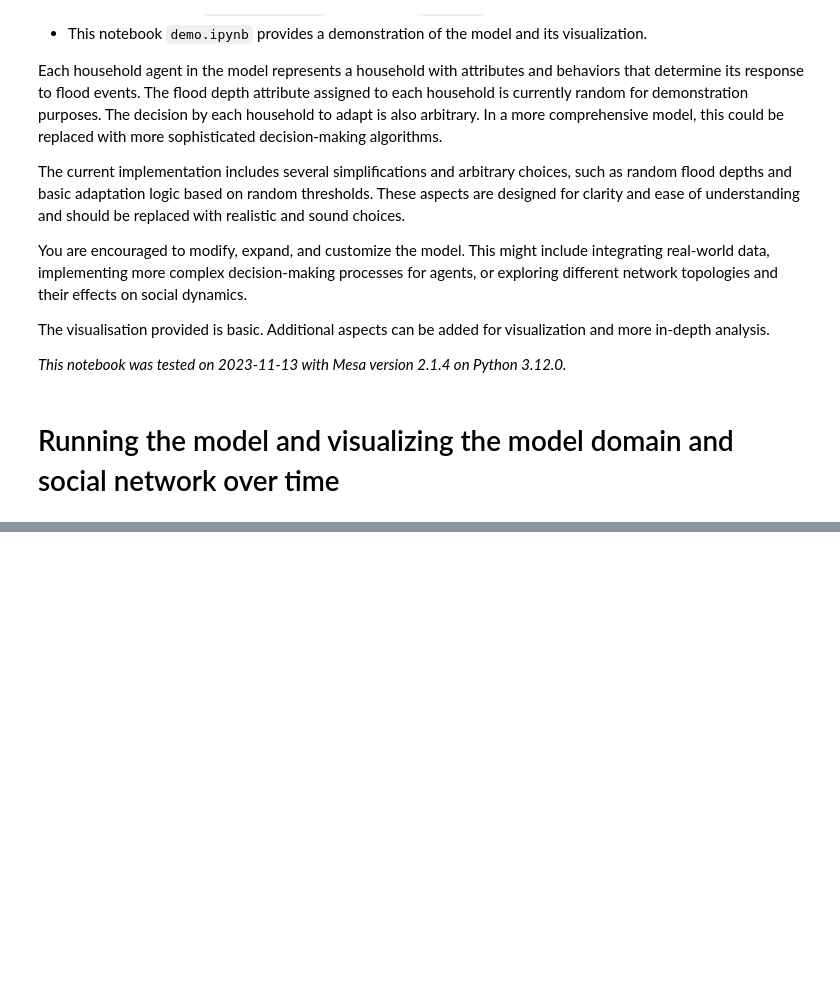
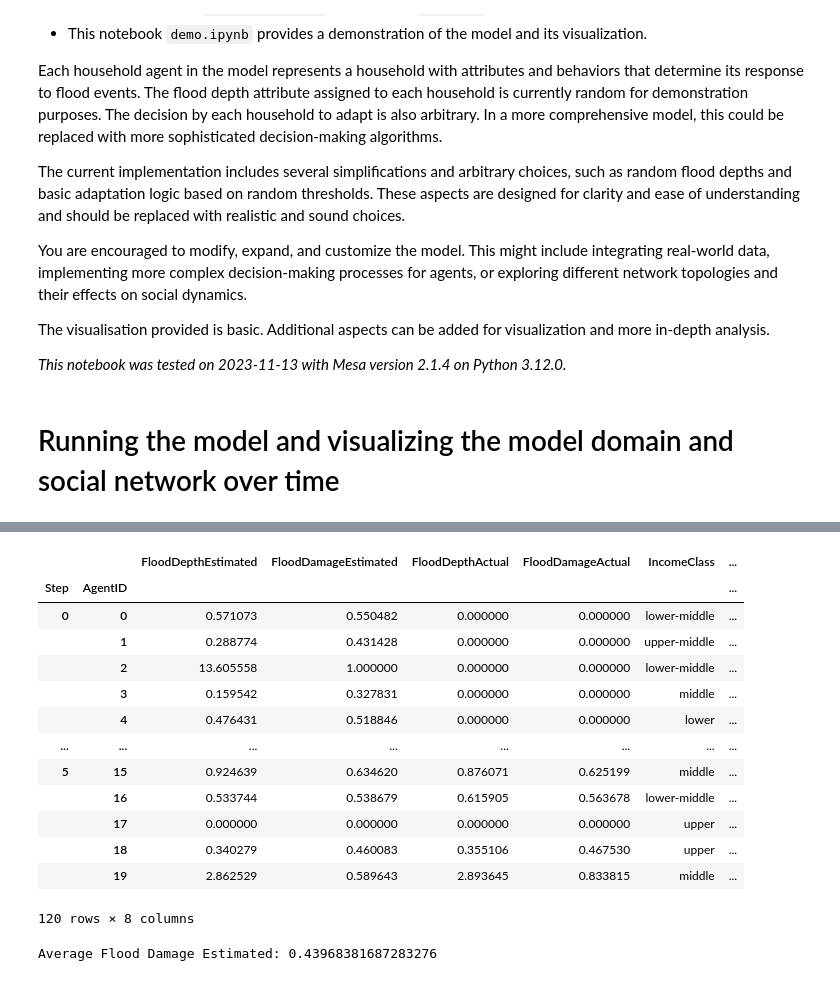
Before and after one commit to WoutervdVeen/ABM-SEN1211, a Jupyter notebook: base_model_mesa/model/demo.ipynb, the cells around one changed output, grey strips where cells are left out. Drawn from its saved outputs; the diff is of its cells as text; code cells hidden in the pictures; blank space fills up the shorter version.

```diff
--- a/base_model_mesa/model/demo.ipynb
+++ b/base_model_mesa/model/demo.ipynb
@@ -114,3 +138,31 @@ specific_agent_data
+# %%
+agent_data = model.datacollector.get_agent_vars_dataframe()
+agent_data
+# %% [output]
+|  |  | FloodDepthEstimated | FloodDamageEstimated | FloodDepthActual | FloodDamageActual | IncomeClass | ... |
+| Step | AgentID |  |  |  |  |  | ... |
+| 0 | 0 | 0.571073 | 0.550482 | 0.000000 | 0.000000 | lower-middle | ... |
+|  | 1 | 0.288774 | 0.431428 | 0.000000 | 0.000000 | upper-middle | ... |
+|  | 2 | 13.605558 | 1.000000 | 0.000000 | 0.000000 | lower-middle | ... |
+|  | 3 | 0.159542 | 0.327831 | 0.000000 | 0.000000 | middle | ... |
+|  | 4 | 0.476431 | 0.518846 | 0.000000 | 0.000000 | lower | ... |
+| ... | ... | ... | ... | ... | ... | ... | ... |
+| 5 | 15 | 0.924639 | 0.634620 | 0.876071 | 0.625199 | middle | ... |
+|  | 16 | 0.533744 | 0.538679 | 0.615905 | 0.563678 | lower-middle | ... |
+|  | 17 | 0.000000 | 0.000000 | 0.000000 | 0.000000 | upper | ... |
+|  | 18 | 0.340279 | 0.460083 | 0.355106 | 0.467530 | upper | ... |
+|  | 19 | 2.862529 | 0.589643 | 2.893645 | 0.833815 | middle | ... |
+120 rows × 8 columns
+# %%
+# Check if 'FloodDamageEstimated' is in the DataFrame columns
+if 'FloodDamageEstimated' in agent_data.columns:
+    # Calculate the average of the 'FloodDamageEstimated' column
+    average_flood_damage_estimated = agent_data['FloodDamageEstimated'].mean()
+    print("Average Flood Damage Estimated:", average_flood_damage_estimated)
+else:
+    print("'FloodDamageEstimated' column not found in the data.")
+# %% [output]
+Average Flood Damage Estimated: 0.43968381687283276
 # %%
 model_data = model.datacollector.get_model_vars_dataframe()
 model_data
```
Also changed, not shown: parts of 5 cells of this notebook, 2 other files.
